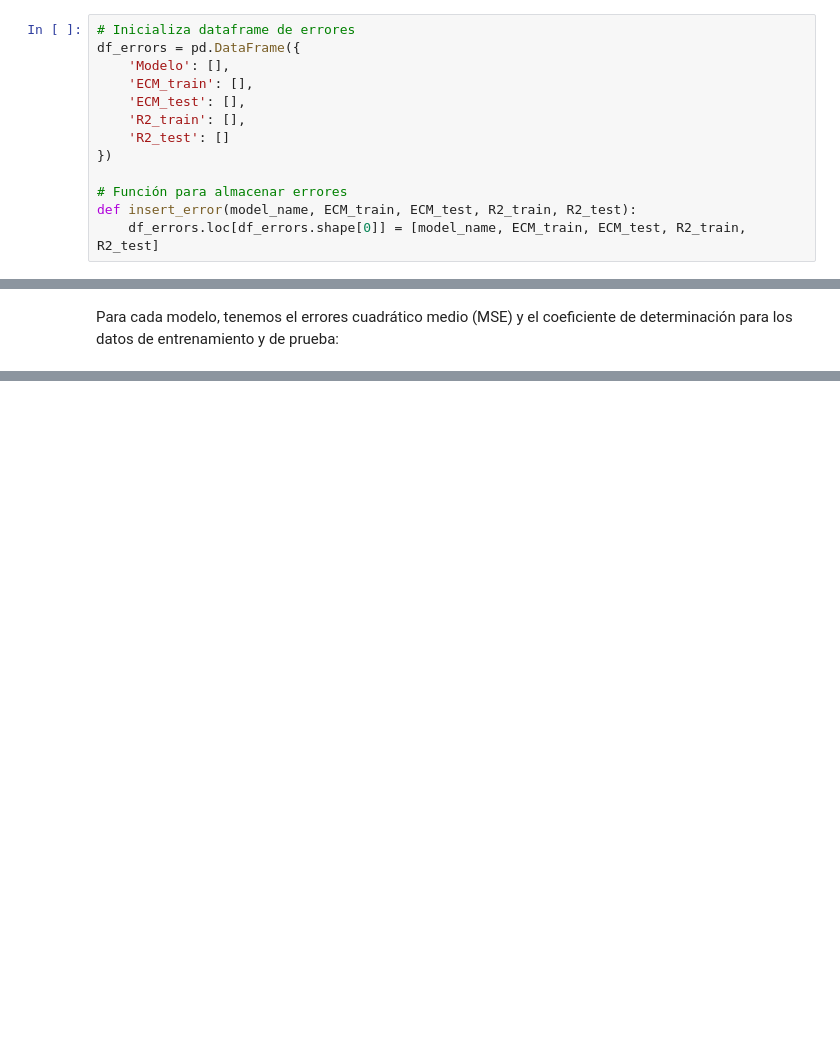
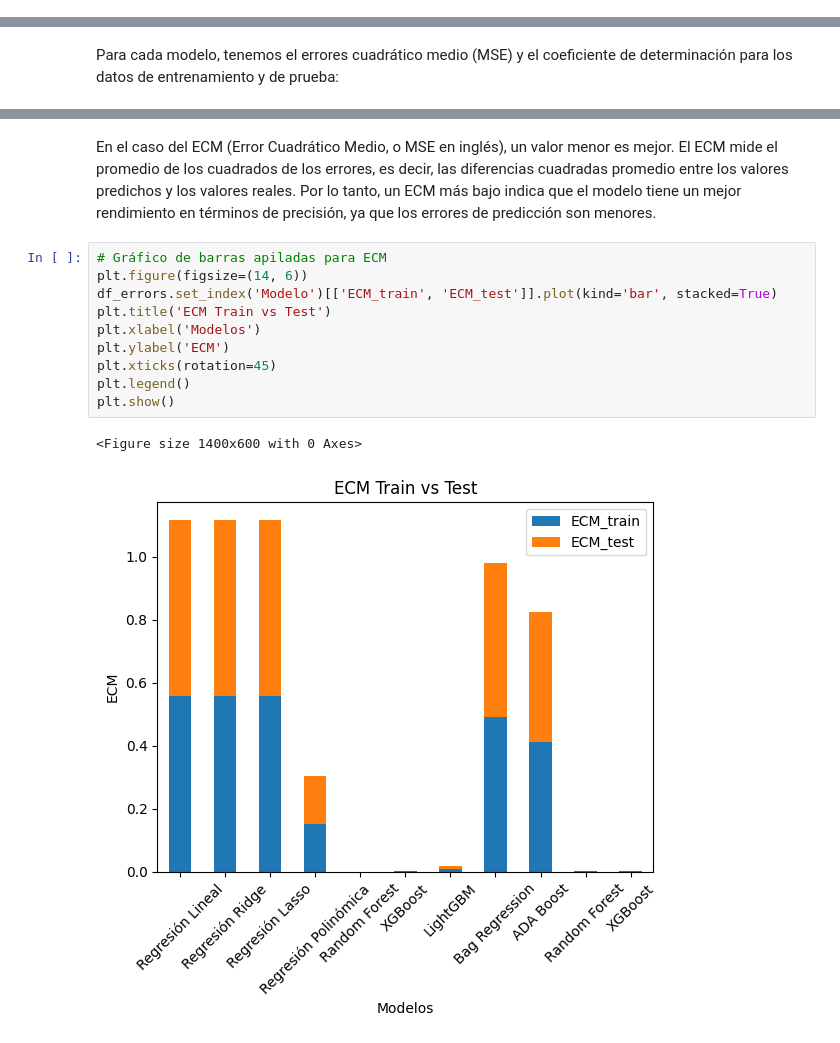
Before and after one commit to daneelsan/INF648-Project, a Jupyter notebook: notebooks/entregable-03-grupo-01.ipynb, the cells around one changed output, grey strips where cells are left out. Drawn from its saved outputs; the diff is of its cells as text; blank space fills up the shorter version.

Commit message:
Simplify how model information is stored. Add model comparisons.

```diff
--- a/notebooks/entregable-03-grupo-01.ipynb
+++ b/notebooks/entregable-03-grupo-01.ipynb
@@ -405,16 +406,3 @@ def plot_model_predictions(y_true, y_pred, title):
     plt.ylabel('Predicciones')
     plt.title(title)
     plt.show()
-# %%
-# Inicializa dataframe de errores
-df_errors = pd.DataFrame({
-    'Modelo': [],
-    'ECM_train': [],
-    'ECM_test': [],
-    'R2_train': [],
-    'R2_test': []
-})
-
-# Función para almacenar errores
-def insert_error(model_name, ECM_train, ECM_test, R2_train, R2_test):
-    df_errors.loc[df_errors.shape[0]] = [model_name, ECM_train, ECM_test, R2_train, R2_test]
@@ -1090,0 +1063,15 @@ df_errors
+# %% [markdown]
+En el caso del ECM (Error Cuadrático Medio, o MSE en inglés), un valor menor es mejor. El ECM mide el promedio de los cuadrados de los errores, es decir, las diferencias cuadradas promedio entre los valores predichos y los valores reales. Por lo tanto, un ECM más bajo indica que el modelo tiene un mejor rendimiento en términos de precisión, ya que los errores de predicción son menores.
+# %%
+# Gráfico de barras apiladas para ECM
+plt.figure(figsize=(14, 6))
+df_errors.set_index('Modelo')[['ECM_train', 'ECM_test']].plot(kind='bar', stacked=True)
+plt.title('ECM Train vs Test')
+plt.xlabel('Modelos')
+plt.ylabel('ECM')
+plt.xticks(rotation=45)
+plt.legend()
+plt.show()
+# %% [output]
+<Figure size 1400x600 with 0 Axes>
+[figure, added]
```
Also changed, not shown: parts of 40 cells of this notebook.
